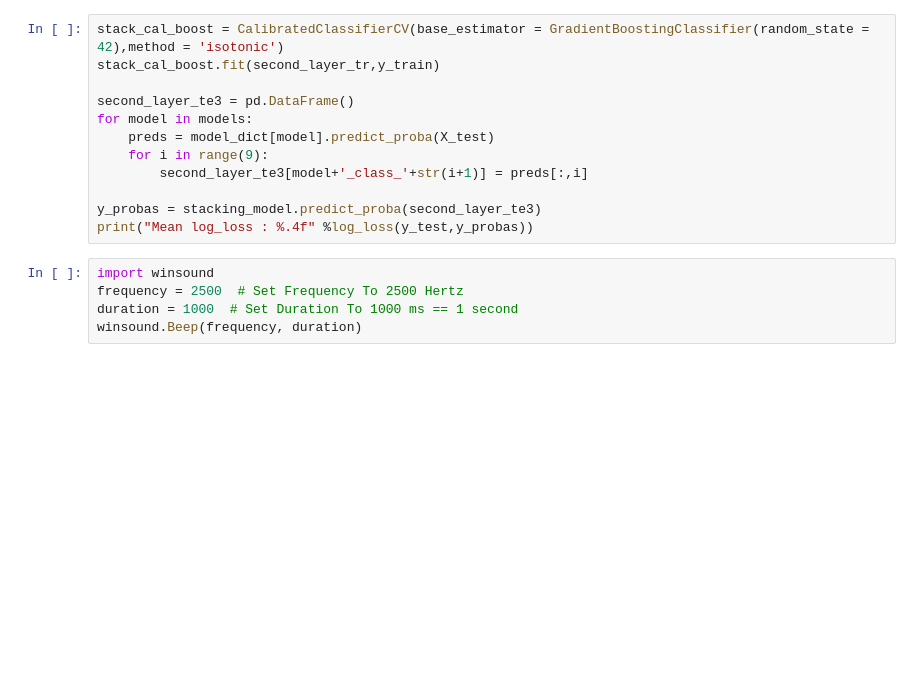
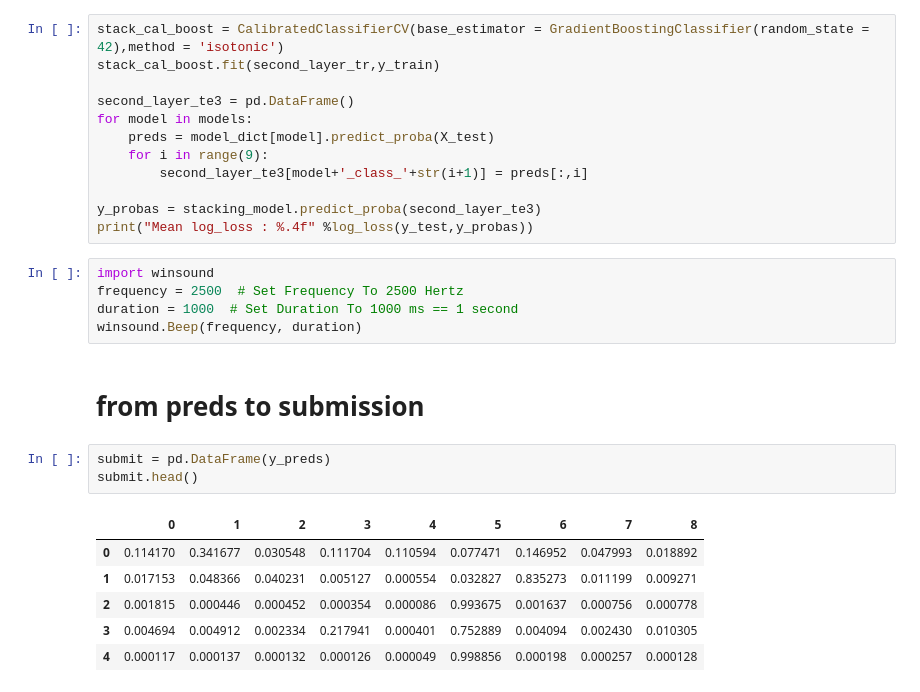
Before and after one commit to hplantec/TC1_kaggle, a Jupyter notebook: main_program.ipynb, the cells around one changed output. Drawn from its saved outputs; the diff is of its cells as text; blank space fills up the shorter version.

```diff
--- a/main_program.ipynb
+++ b/main_program.ipynb
@@ -965,3 +955,15 @@ import winsound
 frequency = 2500  # Set Frequency To 2500 Hertz
 duration = 1000  # Set Duration To 1000 ms == 1 second
 winsound.Beep(frequency, duration)
+# %% [markdown]
+# from preds to submission
+# %%
+submit = pd.DataFrame(y_preds)
+submit.head()
+# %% [output]
+|  | 0 | 1 | 2 | 3 | 4 | 5 | 6 | 7 | 8 |
+| 0 | 0.114170 | 0.341677 | 0.030548 | 0.111704 | 0.110594 | 0.077471 | 0.146952 | 0.047993 | 0.018892 |
+| 1 | 0.017153 | 0.048366 | 0.040231 | 0.005127 | 0.000554 | 0.032827 | 0.835273 | 0.011199 | 0.009271 |
+| 2 | 0.001815 | 0.000446 | 0.000452 | 0.000354 | 0.000086 | 0.993675 | 0.001637 | 0.000756 | 0.000778 |
+| 3 | 0.004694 | 0.004912 | 0.002334 | 0.217941 | 0.000401 | 0.752889 | 0.004094 | 0.002430 | 0.010305 |
+| 4 | 0.000117 | 0.000137 | 0.000132 | 0.000126 | 0.000049 | 0.998856 | 0.000198 | 0.000257 | 0.000128 |
```
Also changed, not shown: parts of 26 cells of this notebook.
